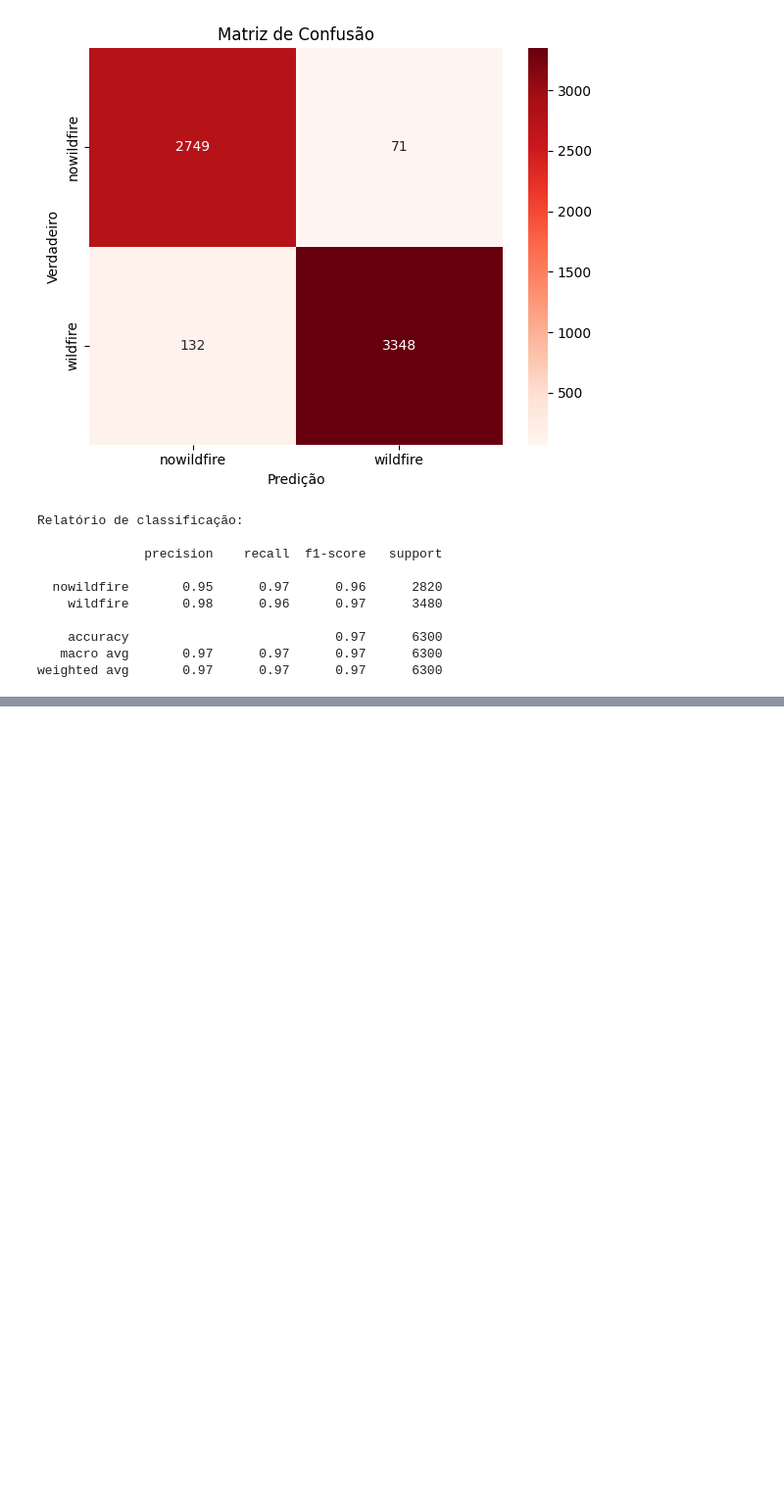
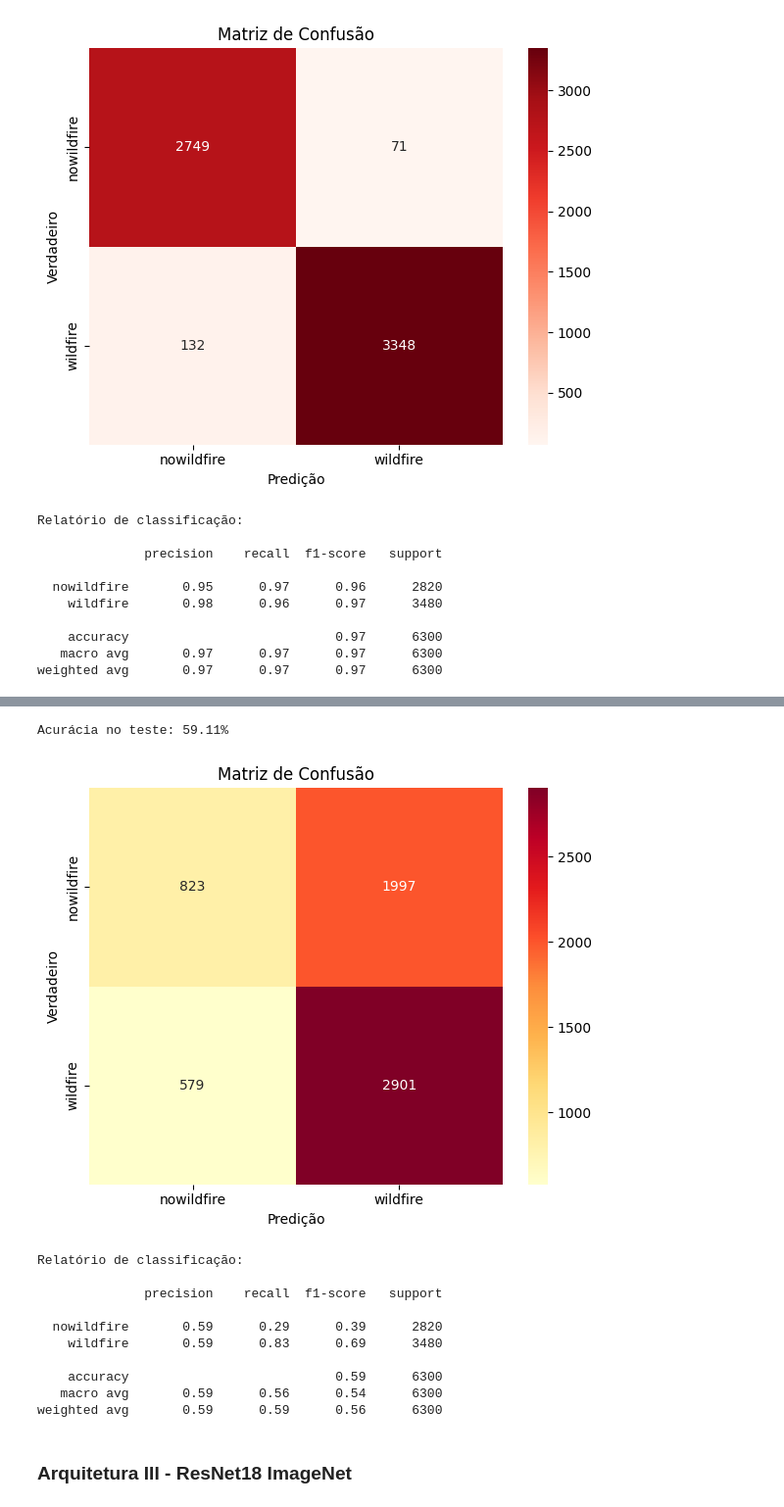
Before and after one commit to mariahelenass/Computer-Vision, a Jupyter notebook: projeto.ipynb, the cells around one changed output, grey strips where cells are left out. Shown: that part at 98% size. Cells and saved outputs as stored; diff of their text form; code cells hidden in the pictures; blank space fills up the shorter version.

```diff
--- a/projeto.ipynb
+++ b/projeto.ipynb
@@ -167,0 +167,4 @@ weighted avg       0.97      0.97      0.97      6300
+# %%
+weights_seco = ResNet18_Weights.SENTINEL2_RGB_SECO
+# %%
+model_seco = resnet18(weights=weights_seco)
@@ -167,0 +240,57 @@ weighted avg       0.97      0.97      0.97      6300
+# %%
+acertos, total = 0, 0
+with torch.no_grad():
+    for images, rotulos in test_loader:
+        images, rotulos = images.to(device), rotulos.to(device)
+        preds = model_seco(images).argmax(1)
+        acertos += (preds == rotulos).sum().item()
+        total += rotulos.size(0)
+print(f"Acurácia no teste: {100 * acertos / total:.2f}%")
+# %% [output]
+Acurácia no teste: 59.11%
+# %%
+model_seco.eval()
+
+predicoes = []
+rotulos = []
+
+with torch.no_grad():
+    for images, labels in test_loader:
+        images = images.to(device)
+        outputs = model_seco(images)
+        _, preds = torch.max(outputs, 1)
+        predicoes.extend(preds.cpu().numpy())
+        rotulos.extend(labels.cpu().numpy())
+
+predicoes = np.array(predicoes)
+rotulos = np.array(rotulos)
+
+class_labels = test_loader.dataset.classes
+
+cm2 = confusion_matrix(rotulos, predicoes)
+# %%
+plt.figure(figsize=(6, 5))
+sns.heatmap(cm2, annot=True, fmt='d', cmap='YlOrRd',
+            xticklabels=class_labels, yticklabels=class_labels)
+plt.xlabel('Predição')
+plt.ylabel('Verdadeiro')
+plt.title('Matriz de Confusão')
+plt.tight_layout()
+plt.show()
+
+print("Relatório de classificação:\n")
+print(classification_report(rotulos, predicoes, target_names=class_labels))
+# %% [output]
+[figure, added]
+Relatório de classificação:
+
+              precision    recall  f1-score   support
+
+  nowildfire       0.59      0.29      0.39      2820
+    wildfire       0.59      0.83      0.69      3480
+
+    accuracy                           0.59      6300
+   macro avg       0.59      0.56      0.54      6300
+weighted avg       0.59      0.59      0.56      6300
+# %% [markdown]
+### Arquitetura III - ResNet18 ImageNet
```
Also changed, not shown: parts of 16 cells of this notebook, 1 other file.
